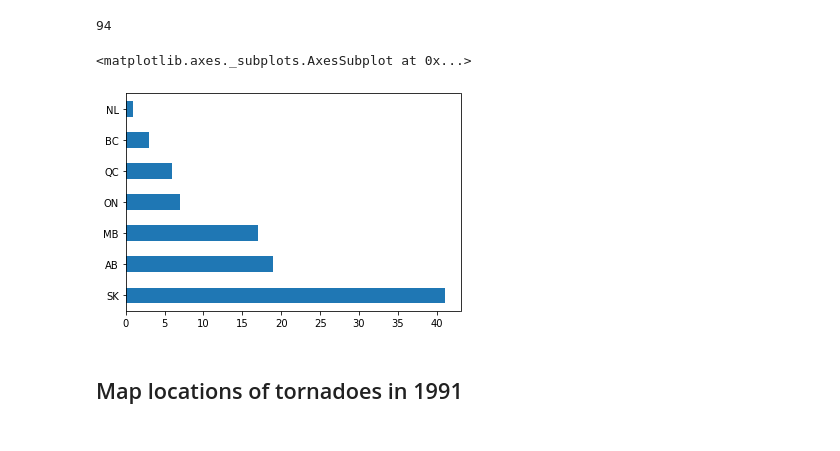
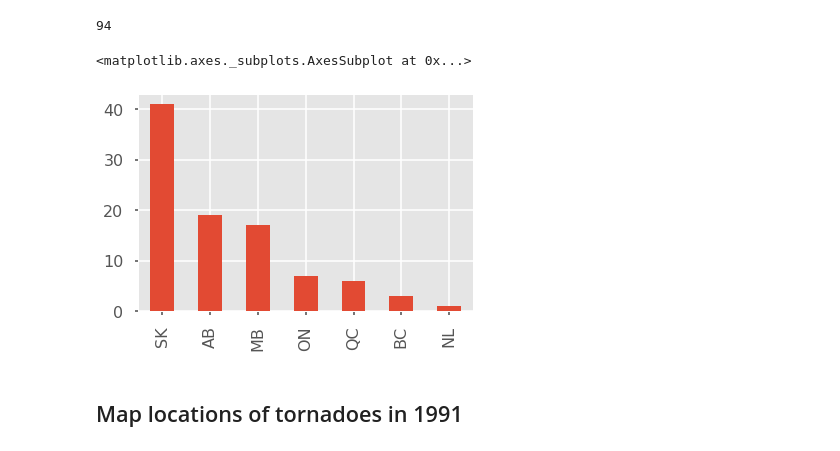
Before and after one commit to alaudet/data-analysis, a Jupyter notebook: tornadoes/Tornadoes-1980-2009.ipynb, the cells around one changed output. Drawn from its saved outputs; the diff is of its cells as text; code cells hidden in the pictures.

```diff
--- a/tornadoes/Tornadoes-1980-2009.ipynb
+++ b/tornadoes/Tornadoes-1980-2009.ipynb
@@ -35,6 +35,9 @@ The data provided by the OpenData portal is seriously lacking.  It appears a tea
 %matplotlib inline
 import pandas as pd
 import folium
+import matplotlib.style as style
+style.use('seaborn-poster') #sets the size of the charts
+style.use('ggplot')
 # %%
 from IPython.core.display import HTML
 css = open('../css/style-table.css').read() + open('../css/style-notebook.css').read()
@@ -399,10 +403,10 @@ len(df_1991)
 94
 # %%
 # Tornadoes by Province
-df_1991['province'].value_counts().plot('barh')
+df_1991['province'].value_counts().plot('bar')
 # %% [output]
 <matplotlib.axes._subplots.AxesSubplot at 0x...>
-[figure, old version]
+[figure, new version]
 # %% [markdown]
 ## Map locations of tornadoes in 1991
 # %%
```
Also changed, not shown: parts of 24 cells of this notebook, 5 other files.
